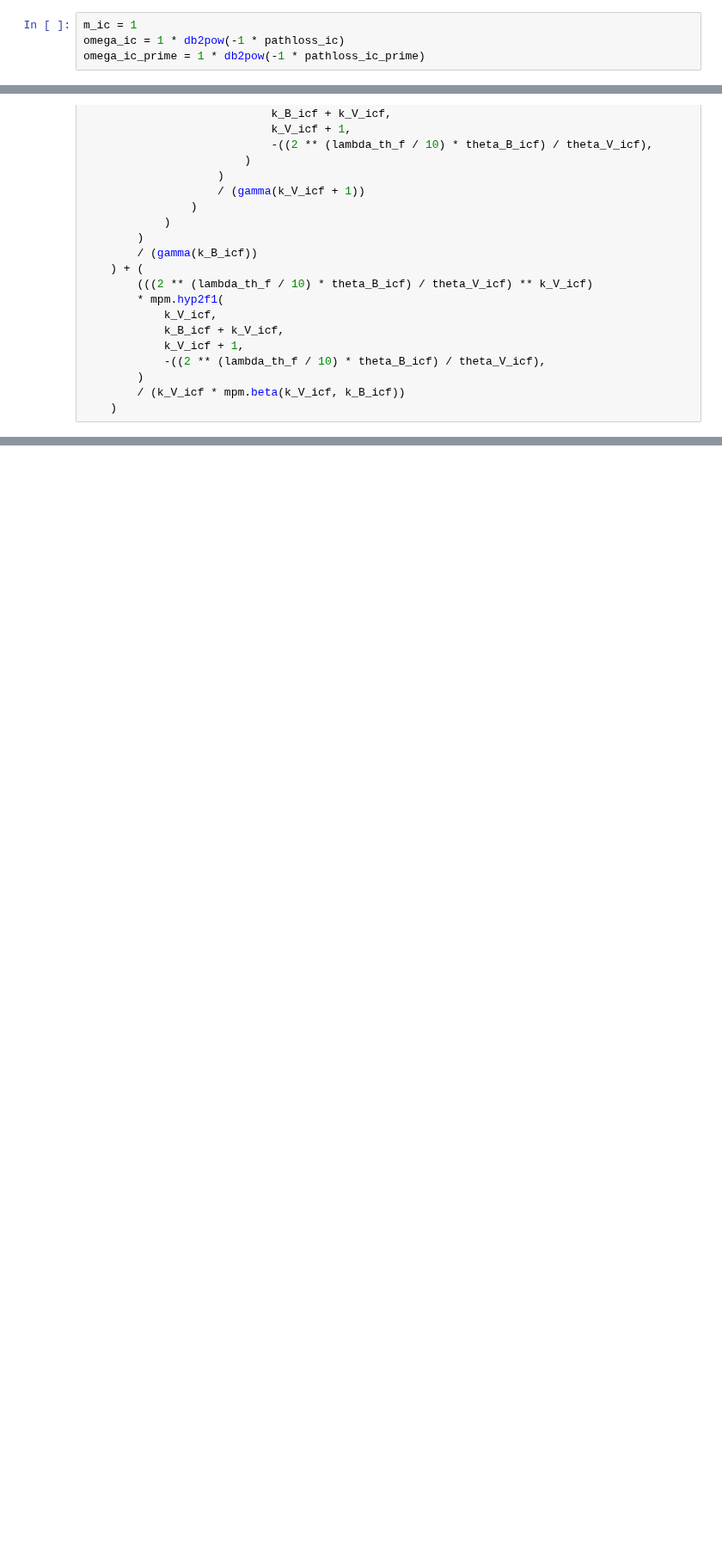
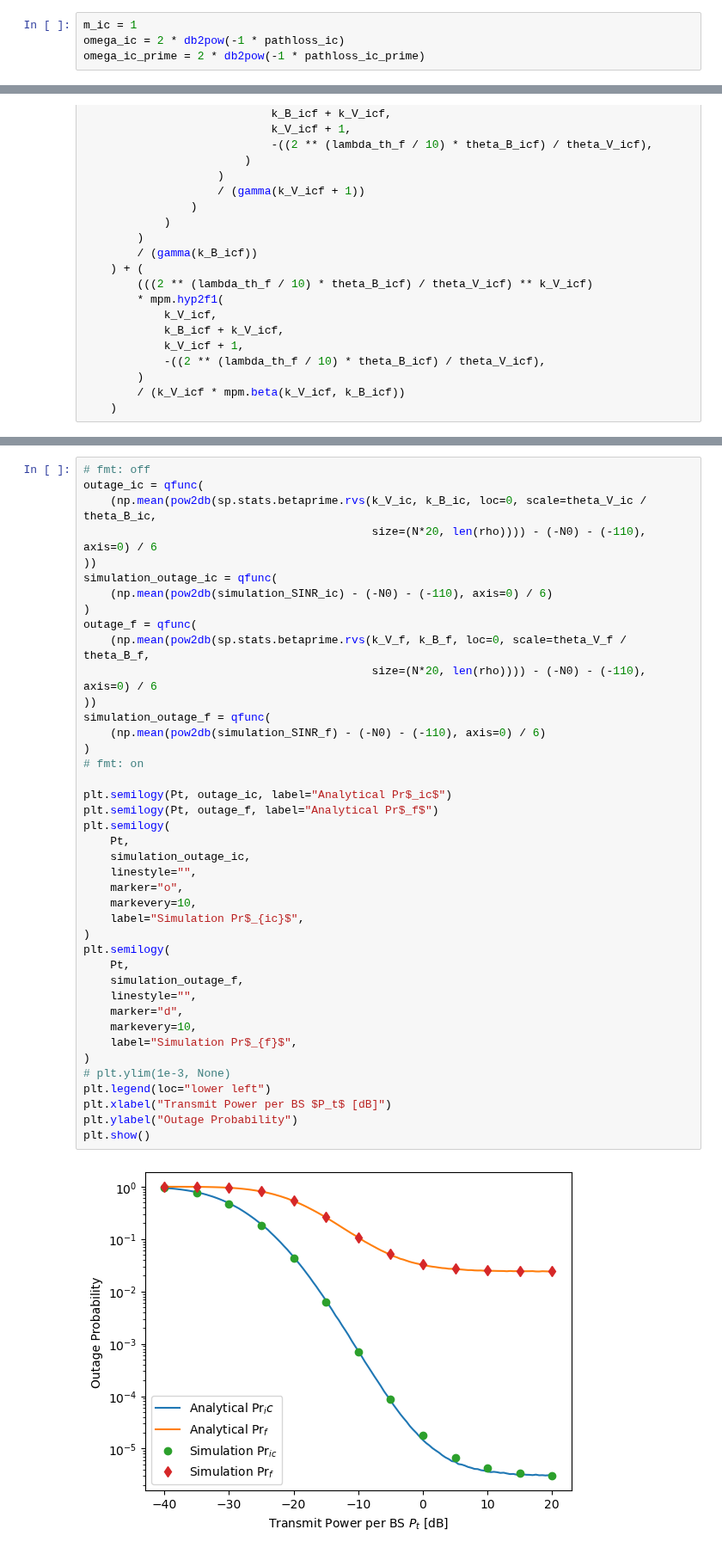
Before and after one commit to muhd-umer/comyx, a Jupyter notebook: research/statistical_analysis/stats_PL.ipynb, the cells around one changed output, grey strips where cells are left out. Shown at 86% size. Cells and saved outputs as stored; diff of their text form; blank space fills up the shorter version.

```diff
--- a/research/statistical_analysis/stats_PL.ipynb
+++ b/research/statistical_analysis/stats_PL.ipynb
@@ -194,8 +206,8 @@ Channel Gain $Z_{i,c} = |H_{i,c}|^2 = (h_{i,c} + G_{i,R,c})^2$
 Direct Channel $h_{i,c}$
 # %%
 m_ic = 1
-omega_ic = 1 * db2pow(-1 * pathloss_ic)
-omega_ic_prime = 1 * db2pow(-1 * pathloss_ic_prime)
+omega_ic = 2 * db2pow(-1 * pathloss_ic)
+omega_ic_prime = 2 * db2pow(-1 * pathloss_ic_prime)
 # %%
 omega_ic
 # %% [output]
@@ -830,0 +804,43 @@ plt.show()
+# %%
+# fmt: off
+outage_ic = qfunc(
+    (np.mean(pow2db(sp.stats.betaprime.rvs(k_V_ic, k_B_ic, loc=0, scale=theta_V_ic / theta_B_ic,
+                                           size=(N*20, len(rho)))) - (-N0) - (-110), axis=0) / 6
+))
+simulation_outage_ic = qfunc(
+    (np.mean(pow2db(simulation_SINR_ic) - (-N0) - (-110), axis=0) / 6)
+)
+outage_f = qfunc(
+    (np.mean(pow2db(sp.stats.betaprime.rvs(k_V_f, k_B_f, loc=0, scale=theta_V_f / theta_B_f,
+                                           size=(N*20, len(rho)))) - (-N0) - (-110), axis=0) / 6
+))
+simulation_outage_f = qfunc(
+    (np.mean(pow2db(simulation_SINR_f) - (-N0) - (-110), axis=0) / 6)
+)
+# fmt: on
+
+plt.semilogy(Pt, outage_ic, label="Analytical Pr$_ic$")
+plt.semilogy(Pt, outage_f, label="Analytical Pr$_f$")
+plt.semilogy(
+    Pt,
+    simulation_outage_ic,
+    linestyle="",
+    marker="o",
+    markevery=10,
+    label="Simulation Pr$_{ic}$",
+)
+plt.semilogy(
+    Pt,
+    simulation_outage_f,
+    linestyle="",
+    marker="d",
+    markevery=10,
+    label="Simulation Pr$_{f}$",
+)
+# plt.ylim(1e-3, None)
+plt.legend(loc="lower left")
+plt.xlabel("Transmit Power per BS $P_t$ [dB]")
+plt.ylabel("Outage Probability")
+plt.show()
+# %% [output]
+[figure, added]
```
Also changed, not shown: parts of 16 cells of this notebook, 2 other files.
